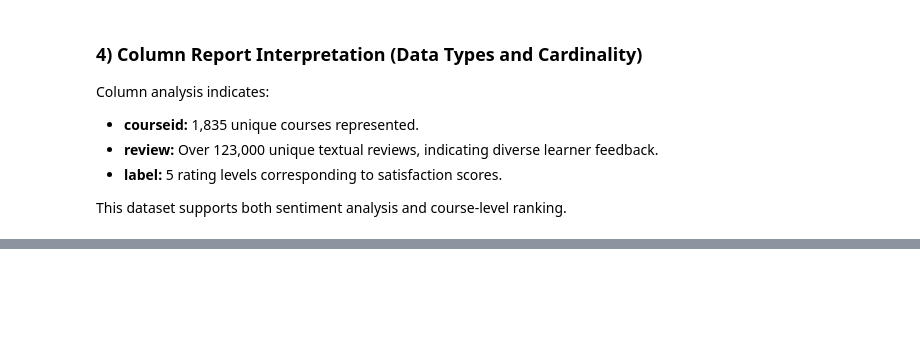
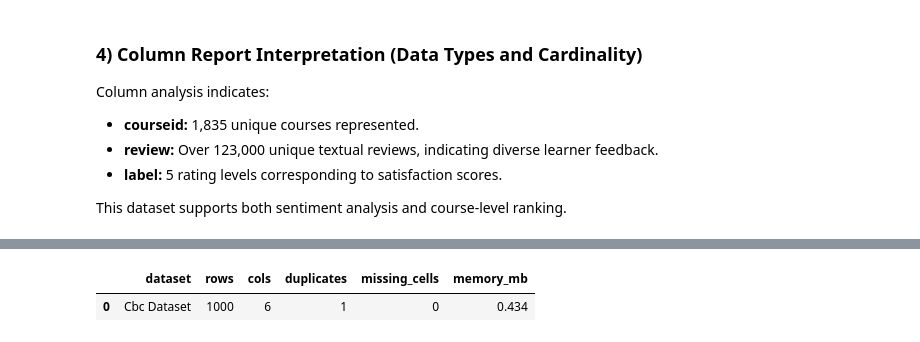
Before and after one commit to Mwanaishaali/Cap_Stone_Project, a Jupyter notebook: 01_data_understanding.ipynb, the cells around one changed output, grey strips where cells are left out. Drawn from its saved outputs; the diff is of its cells as text; code cells hidden in the pictures; blank space fills up the shorter version.

```diff
--- a/01_data_understanding.ipynb
+++ b/01_data_understanding.ipynb
@@ -795,0 +821,7 @@ This dataset supports both sentiment analysis and course-level ranking.
+# %%
+spec = DATASETS[7]  # change index for each dataset
+out = inspect_dataset(DATA_DIR, spec)
+out["summary"]
+# %% [output]
+|  | dataset | rows | cols | duplicates | missing_cells | memory_mb |
+| 0 | Cbc Dataset | 1000 | 6 | 1 | 0 | 0.434 |
```
Also changed, not shown: parts of 9 cells of this notebook, 1 other file.
